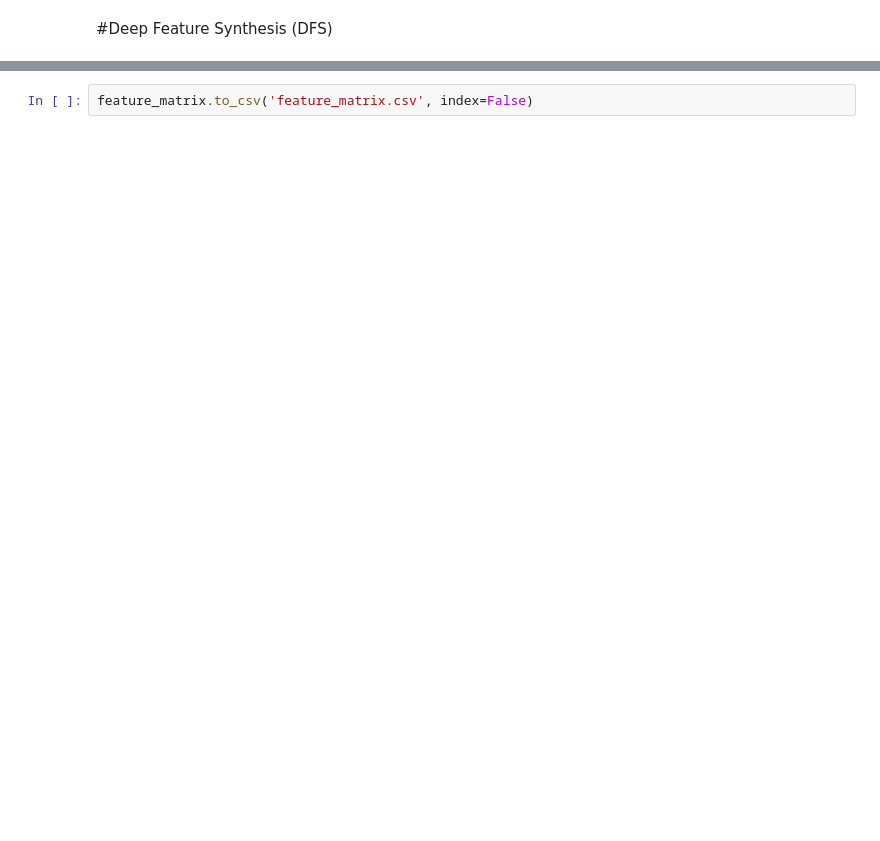
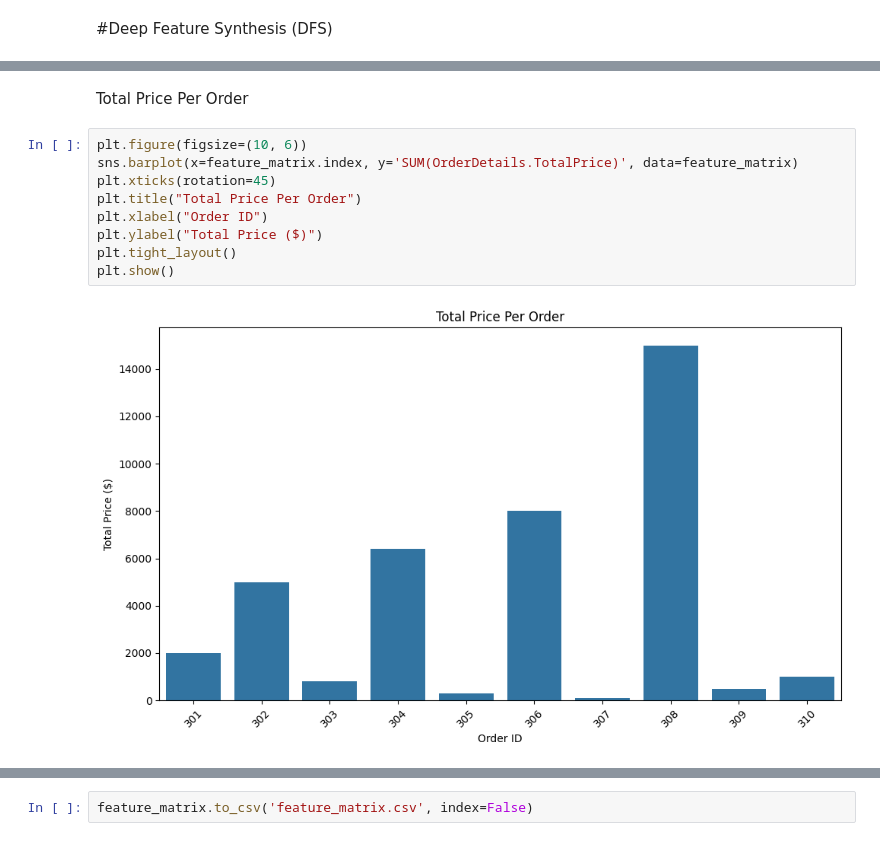
Before and after one commit to zongming03/Feature-Engineering, a Jupyter notebook: IndividualAssignment_WIE3007.ipynb, the cells around one changed output, grey strips where cells are left out. Drawn from its saved outputs; the diff is of its cells as text; blank space fills up the shorter version.

```diff
--- a/IndividualAssignment_WIE3007.ipynb
+++ b/IndividualAssignment_WIE3007.ipynb
@@ -333,0 +344,13 @@ Index(['CustomerID', 'COUNT(OrderDetails)', 'MAX(OrderDetails.Discount)',
+# %% [markdown]
+ Total Price Per Order
+# %%
+plt.figure(figsize=(10, 6))
+sns.barplot(x=feature_matrix.index, y='SUM(OrderDetails.TotalPrice)', data=feature_matrix)
+plt.xticks(rotation=45)
+plt.title("Total Price Per Order")
+plt.xlabel("Order ID")
+plt.ylabel("Total Price ($)")
+plt.tight_layout()
+plt.show()
+# %% [output]
+[figure, added]
```
Also changed, not shown: parts of 21 cells of this notebook.
